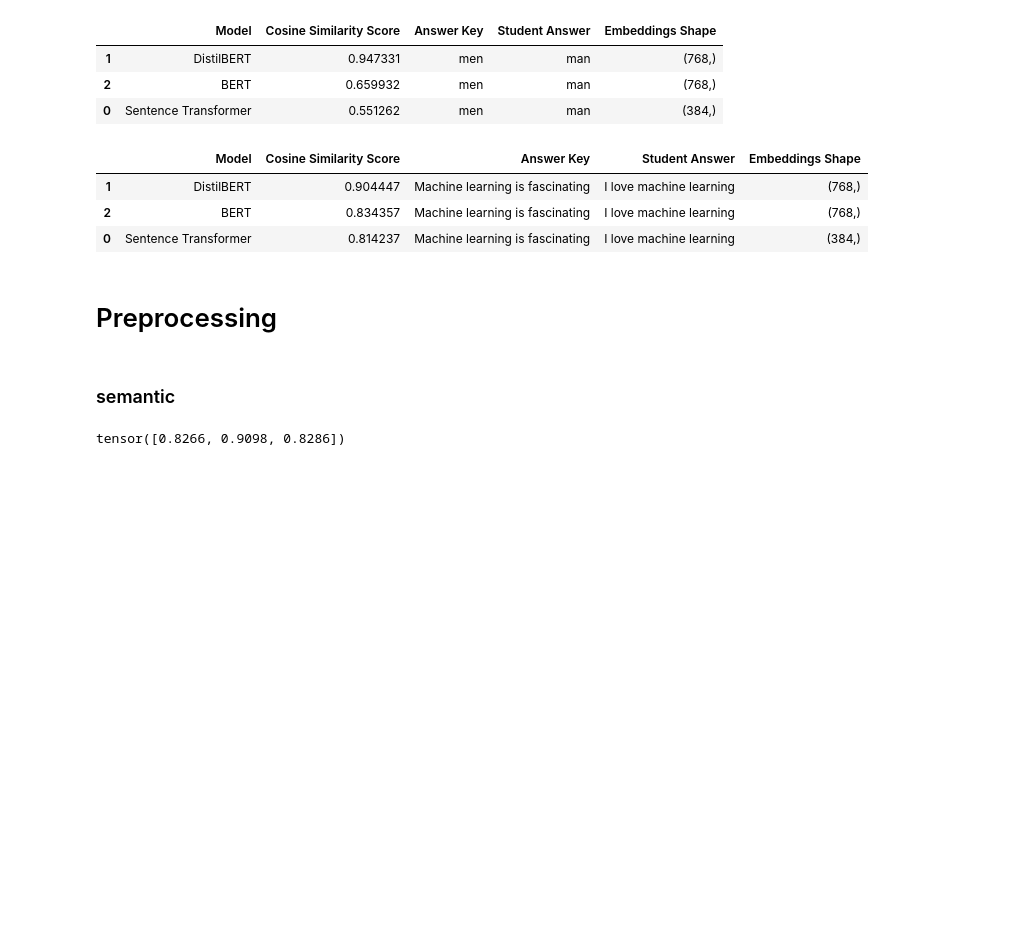
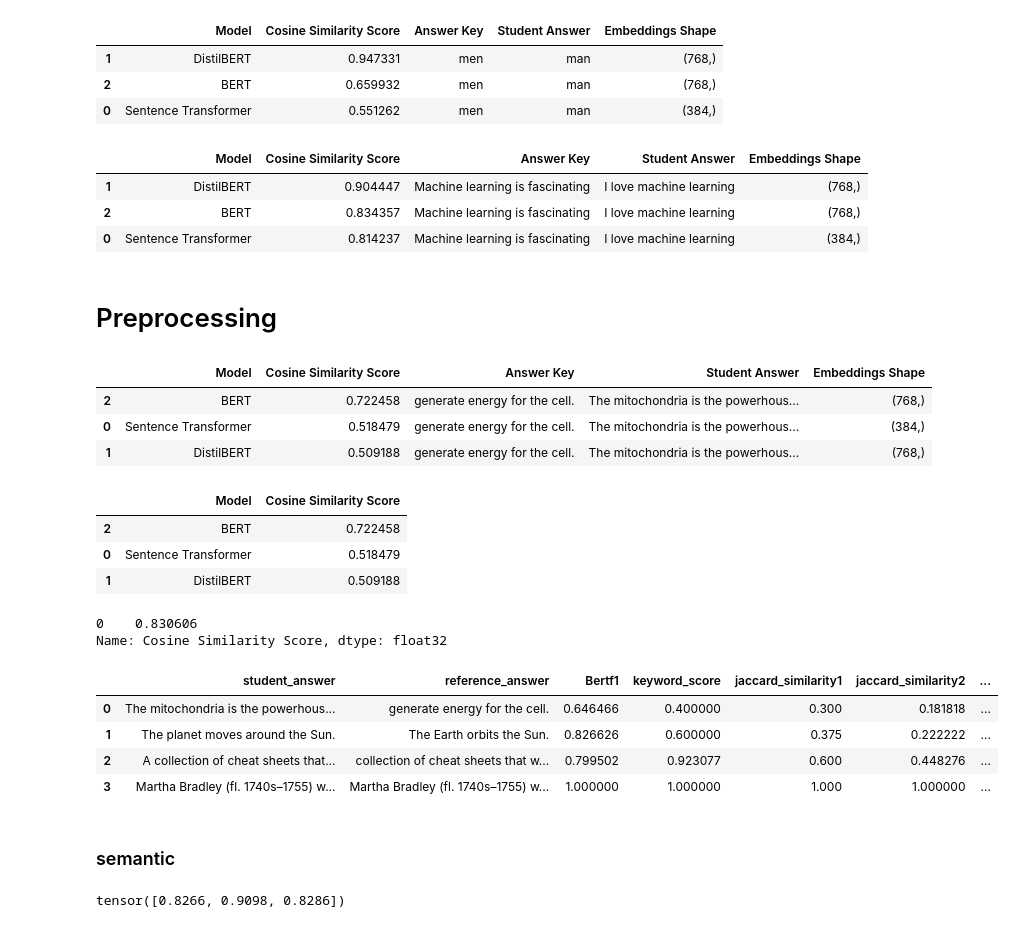
Before and after one commit to IrshadYasseen/relativeGrade, a Jupyter notebook: pract.ipynb, the cells around one changed output. Saved outputs shown, nothing was run; the diff lists cells and outputs as text; code cells hidden in the pictures; blank space fills up the shorter version.

```diff
--- a/pract.ipynb
+++ b/pract.ipynb
@@ -156,7 +267,7 @@ sim(text1,text2)
 # Precision Score
 def compute_bertscore(student_answer, reference_answer):
     P, R, F1 = score([student_answer], [reference_answer], lang="en", model_type="microsoft/deberta-large-mnli")
-    return F1
+    return F1.item()
 
 # Keyword Score
 def keyword_score(student_text, reference_text):
@@ -214,5 +325,63 @@ def sim(ans, key):
     df = pd.DataFrame(data)
     # print(df.sort_values(by="Cosine Similarity Score", ascending=False))
     return (df.sort_values(by="Cosine Similarity Score", ascending=False))
+# %%
+student_answer = ["The mitochondria is the powerhouse of the cell.","The planet moves around the Sun.",
+                  "A collection of cheat sheets that will help you prepare for a technical interview, assessment tests, class presentation, and help you revise core data science concepts.",
+                  "Martha Bradley (fl. 1740s–1755) was a British cookery book writer. Little is known about her life, except that she published the cookery book The British Housewife (pictured) in 1756 and worked as a cook for more than 30 years in the fashionable spa town of Bath, Somerset. The British Housewife was released as a 42-issue partwork between January and October 1756. It was published in a two-volume book form in 1758, and is more than a thousand pages long..",
+
+                  ]
+reference_answer = ["generate energy for the cell.","The Earth orbits the Sun.",
+                    " collection of cheat sheets that will help you prepare for a technical interview,.",
+                  "Martha Bradley (fl. 1740s–1755) was a British cookery book writer. Little is known about her life, except that she published the cookery book The British Housewife (pictured) in 1756 and worked as a cook for more than 30 years in the fashionable spa town of Bath, Somerset. The British Housewife was released as a 42-issue partwork between January and October 1756. It was published in a two-volume book form in 1758, and is more than a thousand pages long..",
+
+
+
+                    ]
+# %%
+d
+# %% [output]
+|  | Model | Cosine Similarity Score | Answer Key | Student Answer | Embeddings Shape |
+| 2 | BERT | 0.722458 | generate energy for the cell. | The mitochondria is the powerhous... | (768,) |
+| 0 | Sentence Transformer | 0.518479 | generate energy for the cell. | The mitochondria is the powerhous... | (384,) |
+| 1 | DistilBERT | 0.509188 | generate energy for the cell. | The mitochondria is the powerhous... | (768,) |
+# %%
+d[['Model','Cosine Similarity Score']]
+# %% [output]
+|  | Model | Cosine Similarity Score |
+| 2 | BERT | 0.722458 |
+| 0 | Sentence Transformer | 0.518479 |
+| 1 | DistilBERT | 0.509188 |
+# %%
+sim(s, r).loc[sim(s, r)['Model'] == 'Sentence Transformer']['Cosine Similarity Score']
+# %% [output]
+0    0.830606
+Name: Cosine Similarity Score, dtype: float32
+# %%
+for _ in range(len(student_answer)):
+        dic = []
+        for s, r in zip(student_answer, reference_answer):
+            dic.append({
+                "student_answer": s,
+                "reference_answer": r,
+                "Bertf1": compute_bertscore(s, r),
+                "keyword_score": keyword_score(s, r),
+                "jaccard_similarity1": jaccard_similarity(s, r, n=1),
+                "jaccard_similarity2": jaccard_similarity(s, r, n=2),
+                "jaccard_similarity3": jaccard_similarity(s, r, n=3),
+                "levenshtein": levenshtein(s, r),
+                "Sentence Transformer": sim(s, r).loc[sim(s, r)['Model'] == 'Sentence Transformer']['Cosine Similarity Score'].values[0],
+                "Bert": sim(s, r).loc[sim(s, r)['Model'] == 'BERT']['Cosine Similarity Score'].values[0],
+                "DistlsBert": sim(s, r).loc[sim(s, r)['Model'] == 'DistilBERT']['Cosine Similarity Score'].values[0],
+
+            })
+        df = pd.DataFrame(dic)
+df
+# %% [output]
+|  | student_answer | reference_answer | Bertf1 | keyword_score | jaccard_similarity1 | jaccard_similarity2 | ... |
+| 0 | The mitochondria is the powerhous... | generate energy for the cell. | 0.646466 | 0.400000 | 0.300 | 0.181818 | ... |
+| 1 | The planet moves around the Sun. | The Earth orbits the Sun. | 0.826626 | 0.600000 | 0.375 | 0.222222 | ... |
+| 2 | A collection of cheat sheets that... | collection of cheat sheets that w... | 0.799502 | 0.923077 | 0.600 | 0.448276 | ... |
+| 3 | Martha Bradley (fl. 1740s–1755) w... | Martha Bradley (fl. 1740s–1755) w... | 1.000000 | 1.000000 | 1.000 | 1.000000 | ... |
 # %% [markdown]
 ### semantic
```
Also changed, not shown: parts of 5 cells of this notebook, 1 other file.
